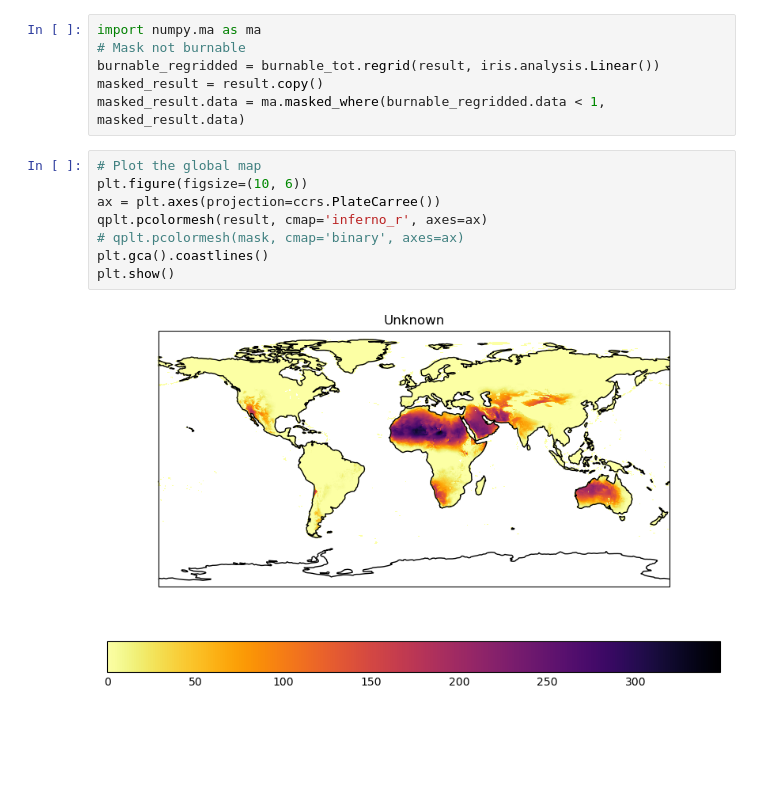
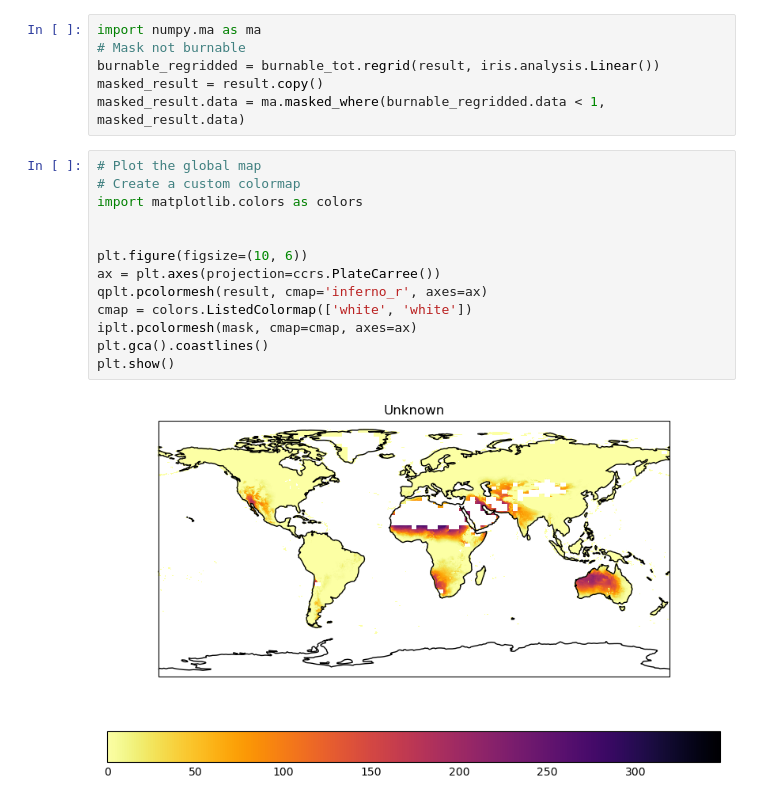
Before and after one commit to douglask3/Future_FFDI, a Jupyter notebook: ffdi_copernicus.ipynb, the cells around one changed output. Cells and saved outputs as stored; diff of their text form; blank space fills up the shorter version.

```diff
--- a/ffdi_copernicus.ipynb
+++ b/ffdi_copernicus.ipynb
@@ -150,11 +131,16 @@ masked_result = result.copy()
 masked_result.data = ma.masked_where(burnable_regridded.data < 1, masked_result.data)
 # %%
 # Plot the global map
+# Create a custom colormap
+import matplotlib.colors as colors
+
+
 plt.figure(figsize=(10, 6))
 ax = plt.axes(projection=ccrs.PlateCarree())
 qplt.pcolormesh(result, cmap='inferno_r', axes=ax)
-# qplt.pcolormesh(mask, cmap='binary', axes=ax)
+cmap = colors.ListedColormap(['white', 'white'])
+iplt.pcolormesh(mask, cmap=cmap, axes=ax)
 plt.gca().coastlines()
 plt.show()
 # %% [output]
-[figure, old version]
+[figure, new version]
```
Also changed, not shown: parts of 4 cells of this notebook.
